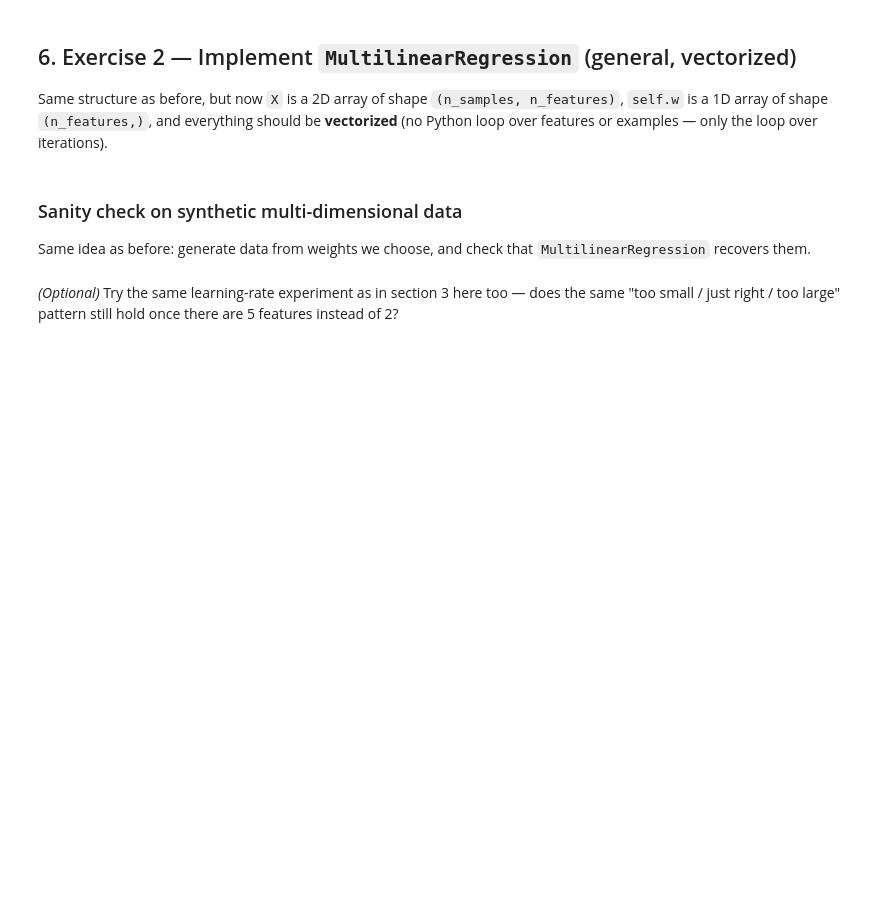
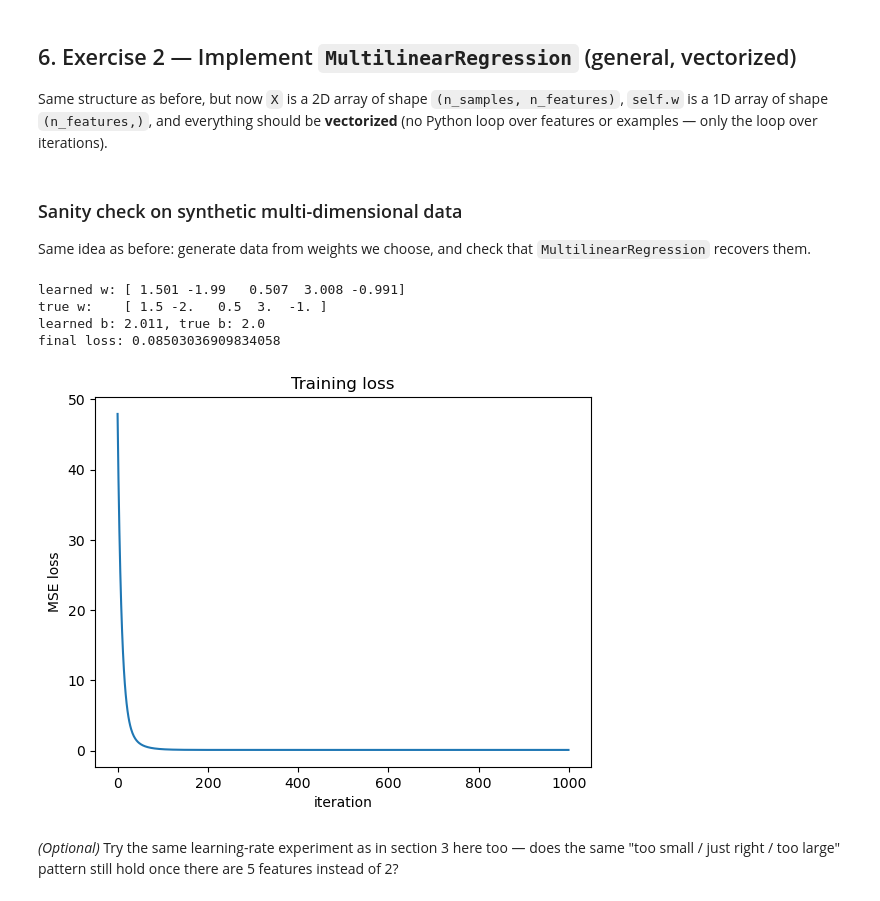
Before and after one commit to karpada2/comp_sci_stuff, a Jupyter notebook: twelvth_grade/classwork/gradient_descent_exercise_gon_grossman.ipynb, the cells around one changed output. Cells and saved outputs as stored; diff of their text form; code cells hidden in the pictures; blank space fills up the shorter version.

```diff
--- a/twelvth_grade/classwork/gradient_descent_exercise_student.ipynb
+++ b/twelvth_grade/classwork/gradient_descent_exercise_gon_grossman.ipynb
@@ -376,8 +378,7 @@ class MultilinearRegression:
 
     def predict(self, X):
         """X has shape (n_samples, n_features). Return shape (n_samples,)."""
-        # YOUR CODE HERE
-        pass
+        return X@self.w + self.b
 
     def fit(self, X, y):
         n_samples, n_features = X.shape
@@ -385,17 +386,19 @@ class MultilinearRegression:
         self.b = 0.0
         for _ in range(self.n_iters):
             # 1. predictions
-            # YOUR CODE HERE
+            y_hat = self.predict(X)
 
             # 2. MSE loss -> self.loss_history
-            # YOUR CODE HERE
+            error = np.mean((y_hat - y)**2)
+            self.loss_history.append(error)
 
             # 3. gradients dw (shape (n_features,)) and db (scalar)
-            # YOUR CODE HERE
+            dw = 2*(X.T@(y_hat - y))/n_samples
+            db = 2*np.mean(y_hat - y)
 
             # 4. update self.w and self.b
-            # YOUR CODE HERE
-            pass
+            self.w -= self.lr*dw
+            self.b -= self.lr*db
 # %% [markdown]
 ### Sanity check on synthetic multi-dimensional data
 
@@ -409,17 +412,25 @@ true_b_syn = 2.0
 y_syn = X_syn @ true_w + true_b_syn + np.random.normal(0, 0.3, n)
 # %%
 # Create a MultilinearRegression, fit it on (X_syn, y_syn), store it in `model_syn`.
-# YOUR CODE HERE
-model_syn = None
+
+model_syn = MultilinearRegression()
+model_syn.fit(X_syn, y_syn)
 
 print("learned w:", np.round(model_syn.w, 3))
 print("true w:   ", true_w)
 print(f"learned b: {model_syn.b:.3f}, true b: {true_b_syn}")
+print(f"final loss: {model_syn.loss_history[-1]}")
 
 plt.figure()
 plt.plot(model_syn.loss_history)
 plt.xlabel("iteration"); plt.ylabel("MSE loss"); plt.title("Training loss")
 plt.show()
+# %% [output]
+learned w: [ 1.501 -1.99   0.507  3.008 -0.991]
+true w:    [ 1.5 -2.   0.5  3.  -1. ]
+learned b: 2.011, true b: 2.0
+final loss: 0.08503036909834058
+[figure, added]
 # %% [markdown]
 *(Optional)* Try the same learning-rate experiment as in section 3 here too —
 does the same "too small / just right / too large" pattern still hold once
```
Also changed, not shown: parts of 10 cells of this notebook.
